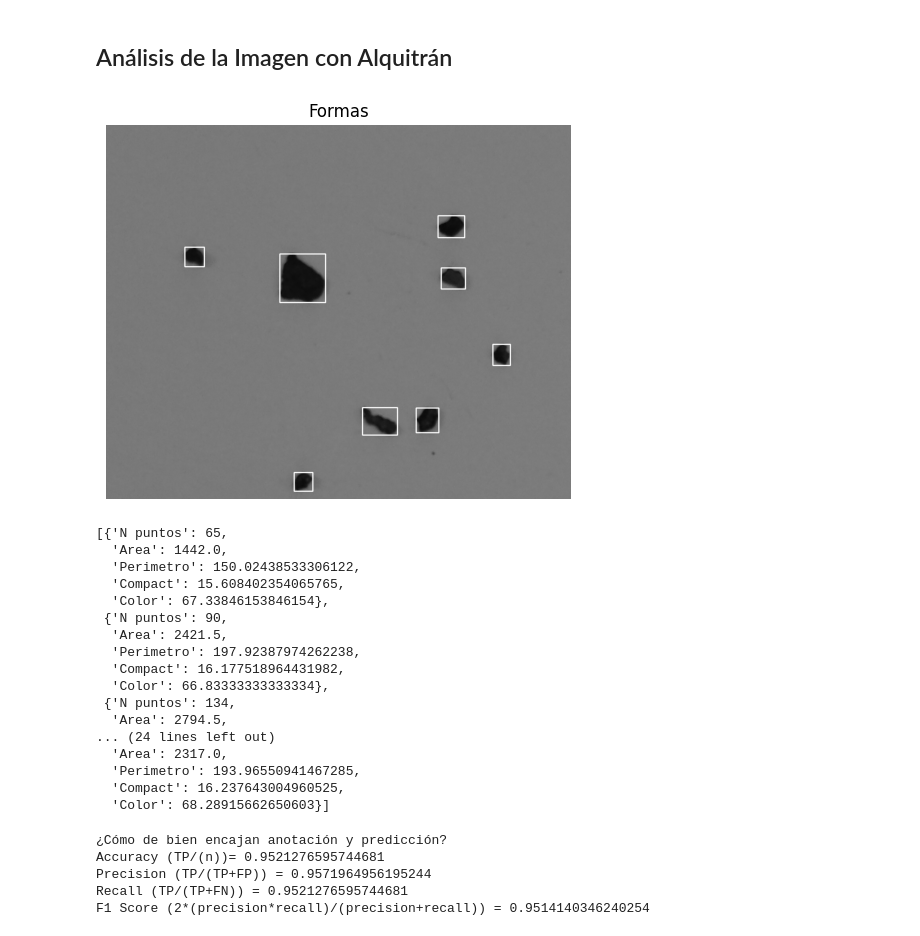
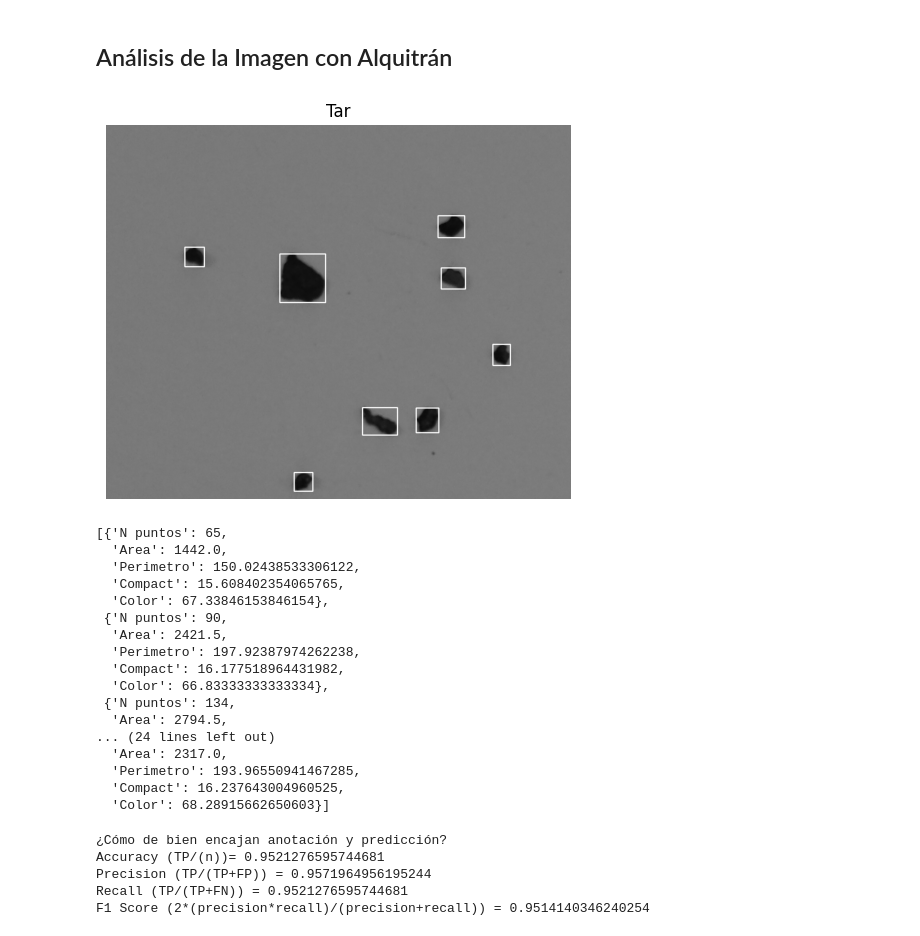
Before and after one commit to Kilamper/Vision-por-Computador, a Jupyter notebook: Práctica 3/VC_P3_G1.ipynb, the cells around one changed output. Cells and saved outputs as stored; diff of their text form; code cells hidden in the pictures.

```diff
--- a/Práctica 3/VC_P3_G1.ipynb
+++ b/Práctica 3/VC_P3_G1.ipynb
@@ -131,7 +206,7 @@ Si no se quedan satisfechos con la segmentación obtenida, es el mundo real, tam
 # %% [markdown]
 ## Análisis de la imagen
 # %%
-def find_countour_characteristics_test(img):
+def find_countour_characteristics_test(img, title):
     # Localiza contornos
     img = cv2.cvtColor(img, cv2.COLOR_BGR2GRAY)
     th,img_th = cv2.threshold(img,0,255,cv2.THRESH_BINARY_INV+cv2.THRESH_OTSU)
@@ -168,7 +243,7 @@ def find_countour_characteristics_test(img):
     # Visualiza la imagen
     plt.figure(figsize=(6, 6))
     plt.imshow(cv2.cvtColor(img, cv2.COLOR_GRAY2RGB))
-    plt.title("Formas")
+    plt.title(title)
     plt.axis('off')
     plt.show()
     return characteristics
@@ -224,9 +299,9 @@ find_countour_characteristics_test(img)
 ## Análisis de la Imagen con Alquitrán
 # %%
 img = cv2.imread('Material P3/TAR.png')
-find_countour_characteristics_test(img)
+find_countour_characteristics_test(img, "Tar")
 # %% [output]
-[figure, old version]
+[figure, new version]
 [{'N puntos': 65,
   'Area': 1442.0,
   'Perimetro': 150.02438533306122,
```
Also changed, not shown: parts of 8 cells of this notebook.
